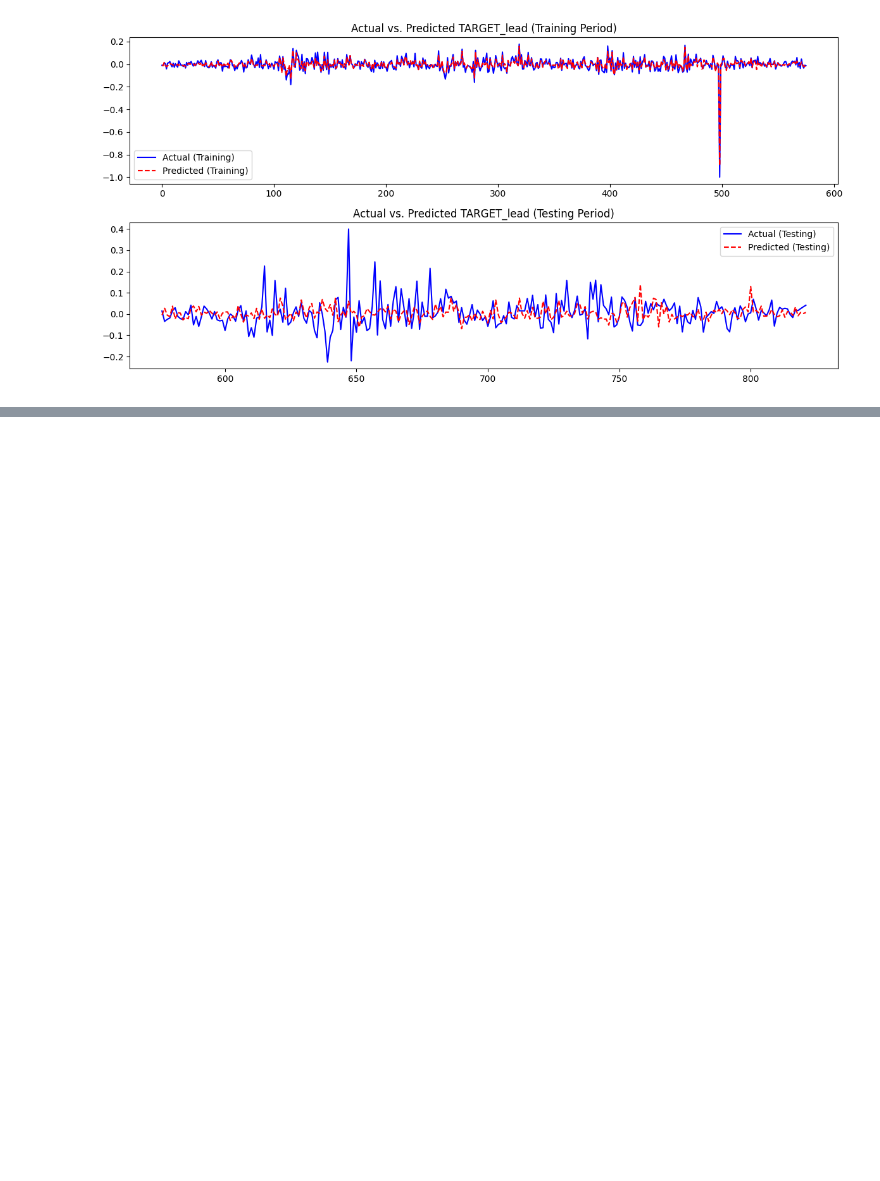
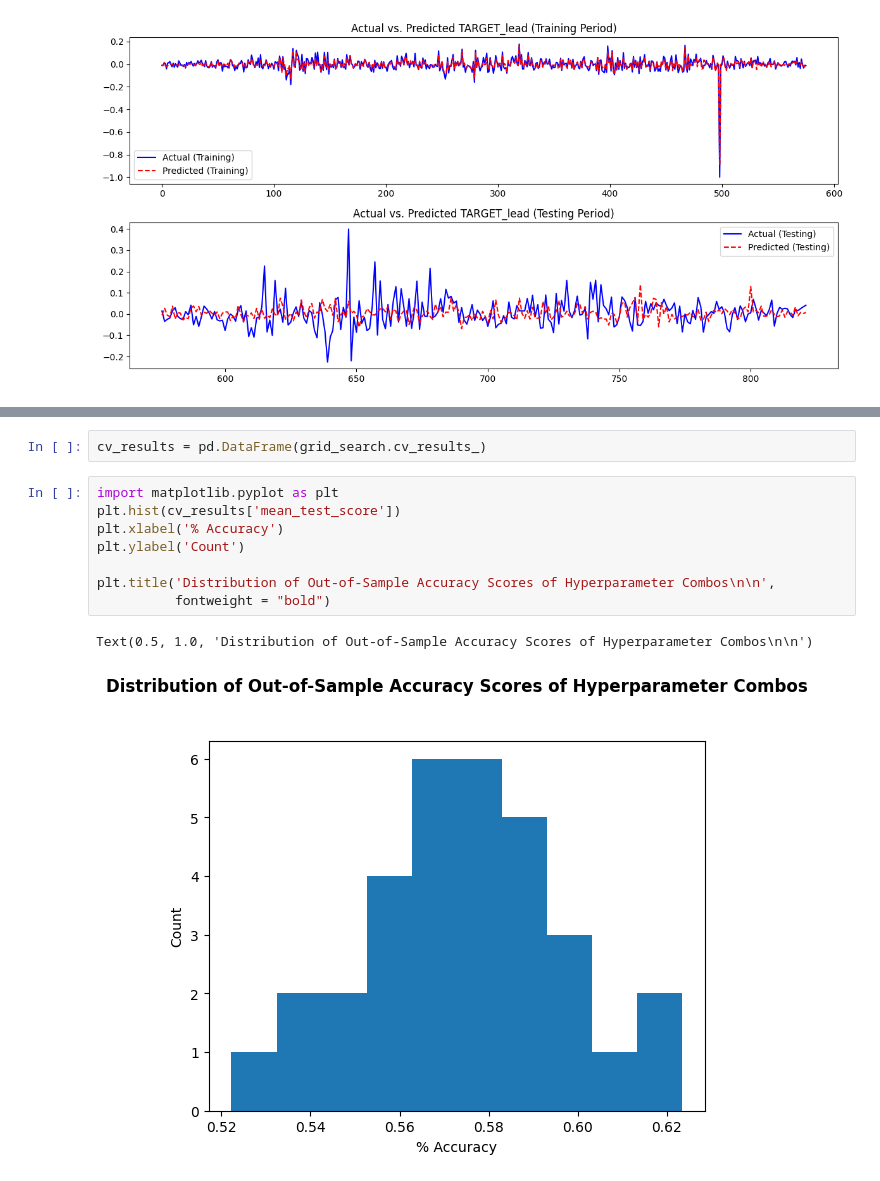
Before and after one commit to thestockman27/Fixed-Income-Dashboards, a Jupyter notebook: GBM Backtest UST_10Y v1.ipynb, the cells around one changed output, grey strips where cells are left out. Drawn from its saved outputs; the diff is of its cells as text; blank space fills up the shorter version.

Commit message:
gridsearch framework completed

```diff
--- a/GBM Backtest UST_10Y v1.ipynb
+++ b/GBM Backtest UST_10Y v1.ipynb
@@ -385,0 +491,13 @@ Accuracy for the Out-of-Sample Period: 0.5894
+# %%
+cv_results = pd.DataFrame(grid_search.cv_results_)
+# %%
+import matplotlib.pyplot as plt
+plt.hist(cv_results['mean_test_score'])
+plt.xlabel('% Accuracy')
+plt.ylabel('Count')
+
+plt.title('Distribution of Out-of-Sample Accuracy Scores of Hyperparameter Combos\n\n',
+          fontweight = "bold")
+# %% [output]
+Text(0.5, 1.0, 'Distribution of Out-of-Sample Accuracy Scores of Hyperparameter Combos\n\n')
+[figure, added]
```
Also changed, not shown: parts of 13 cells of this notebook, 1 other file.
